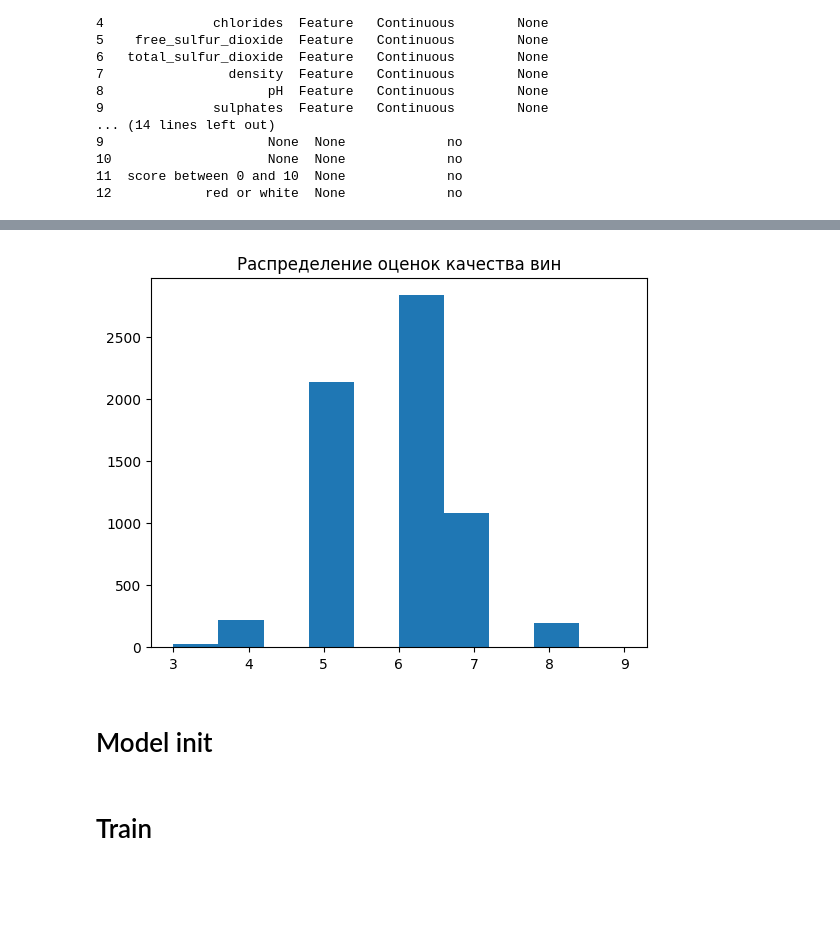
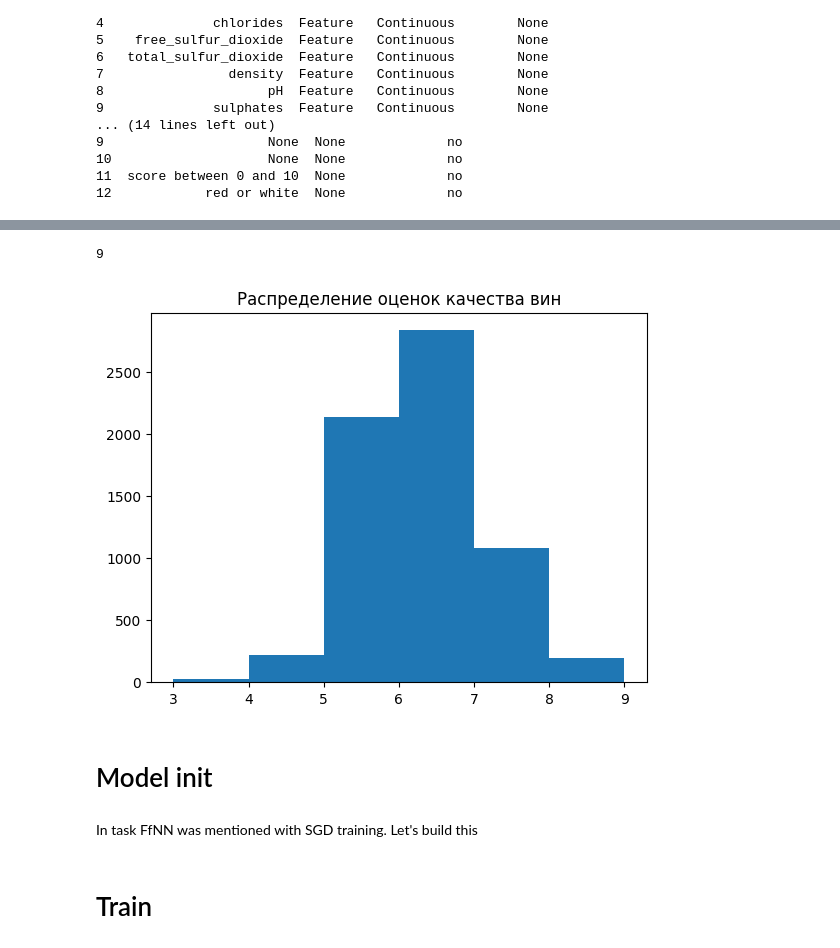
Before and after one commit to Conditus/Qwinety, a Jupyter notebook: Untitled.ipynb, the cells around one changed output, grey strips where cells are left out. Drawn from its saved outputs; the diff is of its cells as text; code cells hidden in the pictures; blank space fills up the shorter version.

```diff
--- a/Untitled.ipynb
+++ b/Untitled.ipynb
@@ -31,13 +64,19 @@ print(wine_quality.variables)
+# %%
+max(sorted(wine_quality.data.targets["quality"]))
+# %% [output]
+9
 # %%
 import matplotlib.pyplot as plt
 
-plt.hist(wine_quality.data.targets)
+plt.hist(wine_quality.data.targets, bins=[i for i in range(3,10)])
 plt.title('Распределение оценок качества вин')
 plt.show()
 # %% [output]
-[figure, old version]
+[figure, new version]
 # %% [markdown]
 # Model init
+# %% [markdown]
+In task FfNN was mentioned with SGD training. Let's build this
 # %%
 import torch
 import torch.nn as nn
```
Also changed, not shown: parts of 14 cells of this notebook.
